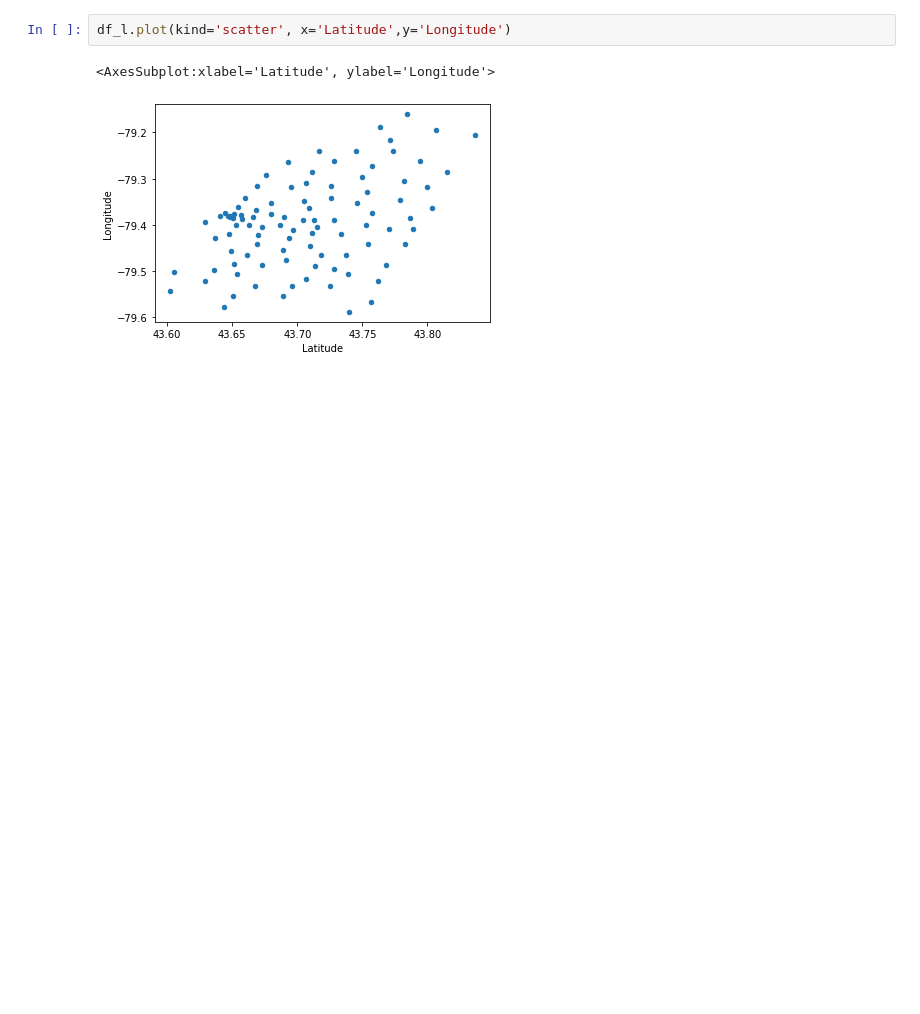
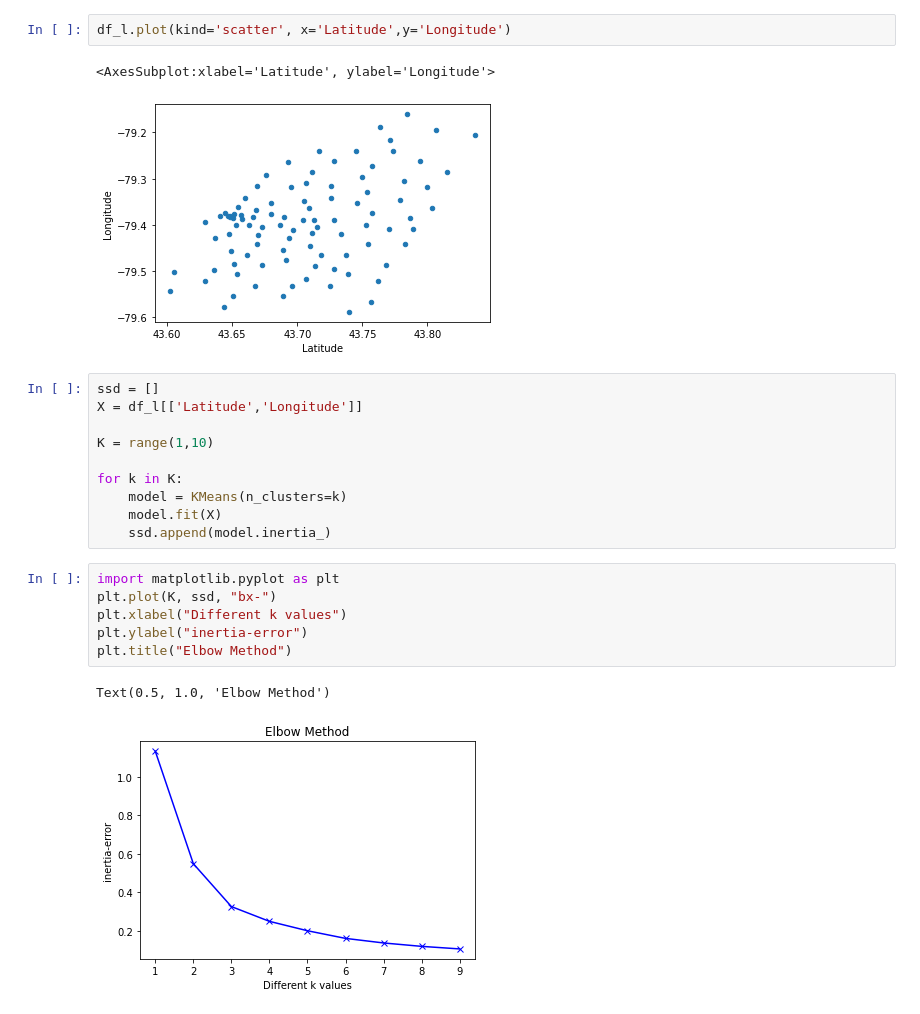
Before and after one commit to maydinn/ibm_capstone, a Jupyter notebook: capstone_project.ipynb, the cells around one changed output. Saved outputs shown, nothing was run; the diff lists cells and outputs as text; blank space fills up the shorter version.

```diff
--- a/capstone_project.ipynb
+++ b/capstone_project.ipynb
@@ -280,3 +280,22 @@ df_l.plot(kind='scatter', x='Latitude',y='Longitude')
 # %% [output]
 <AxesSubplot:xlabel='Latitude', ylabel='Longitude'>
 [figure]
+# %%
+ssd = []
+X = df_l[['Latitude','Longitude']]
+
+K = range(1,10)
+
+for k in K:
+    model = KMeans(n_clusters=k)
+    model.fit(X)
+    ssd.append(model.inertia_)
+# %%
+import matplotlib.pyplot as plt
+plt.plot(K, ssd, "bx-")
+plt.xlabel("Different k values")
+plt.ylabel("inertia-error")
+plt.title("Elbow Method")
+# %% [output]
+Text(0.5, 1.0, 'Elbow Method')
+[figure, added]
```
Also changed, not shown: parts of 6 cells of this notebook.
